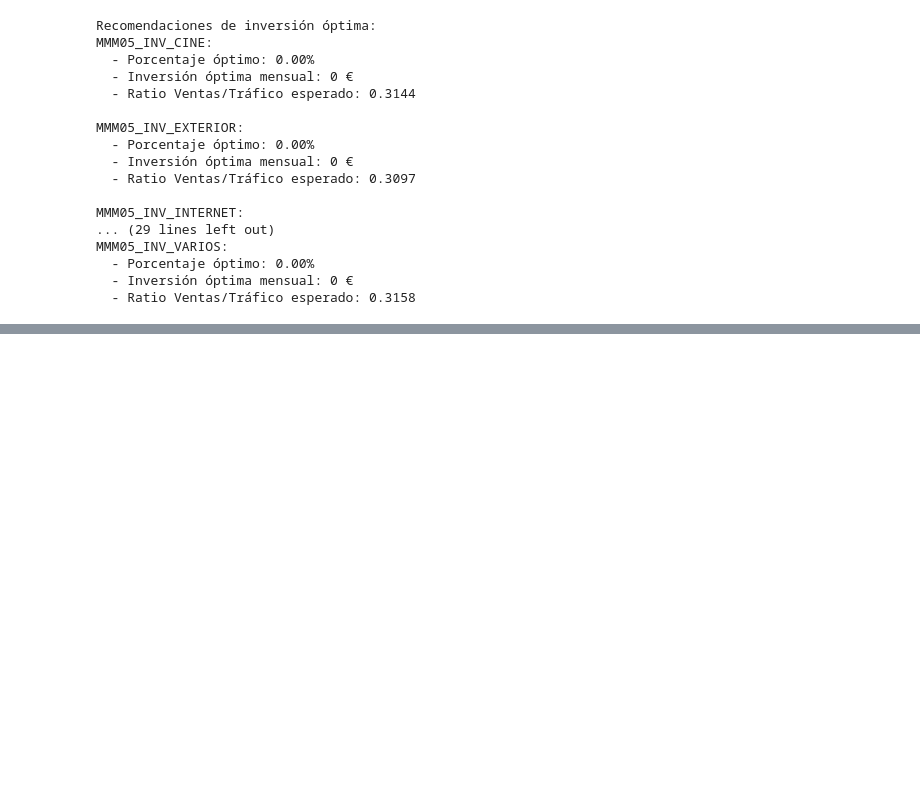
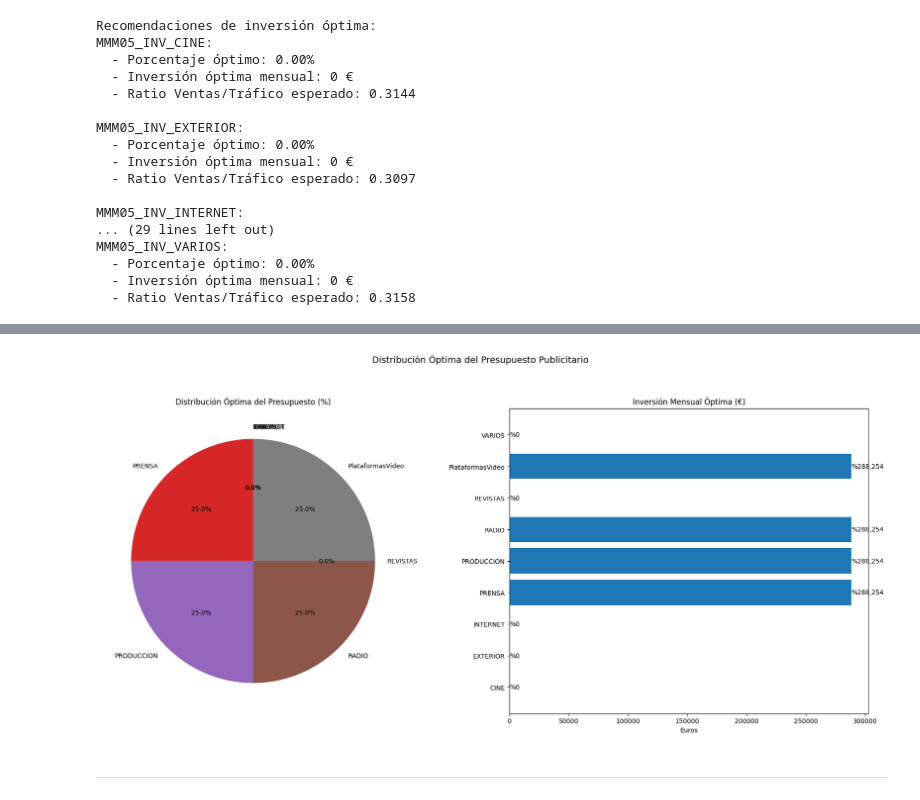
Before and after one commit to alejandromtnz/MMM, a Jupyter notebook: optimizacion.ipynb, the cells around one changed output, grey strips where cells are left out. Cells and saved outputs as stored; diff of their text form; code cells hidden in the pictures; blank space fills up the shorter version.

```diff
--- a/optimizacion.ipynb
+++ b/optimizacion.ipynb
@@ -250,0 +374,26 @@ MMM05_INV_VARIOS:
+# %%
+# Preparar datos para el gráfico de distribución
+canales = [c.replace('MMM05_INV_', '') for c in inv_optima.keys()]
+porcentajes = [d['porcentaje_optimo'] for d in inv_optima.values()]
+inversiones = [d['inversion_optima'] for d in inv_optima.values()]
+
+# Gráfico de distribución óptima
+fig, (ax1, ax2) = plt.subplots(1, 2, figsize=(18, 8))
+
+# Gráfico de porcentajes
+ax1.pie(porcentajes, labels=canales, autopct='%1.1f%%', startangle=90)
+ax1.set_title('Distribución Óptima del Presupuesto (%)')
+
+# Gráfico de valores absolutos
+bars = ax2.barh(canales, inversiones)
+ax2.set_title('Inversión Mensual Óptima (€)')
+ax2.bar_label(bars, fmt='%{:,.0f}')
+ax2.set_xlabel('Euros')
+
+plt.suptitle('Distribución Óptima del Presupuesto Publicitario', y=1.05, fontsize=14)
+plt.tight_layout()
+plt.show()
+# %% [output]
+[figure, added]
+# %% [markdown]
+---
```
Also changed, not shown: parts of 38 cells of this notebook, 1 other file.
